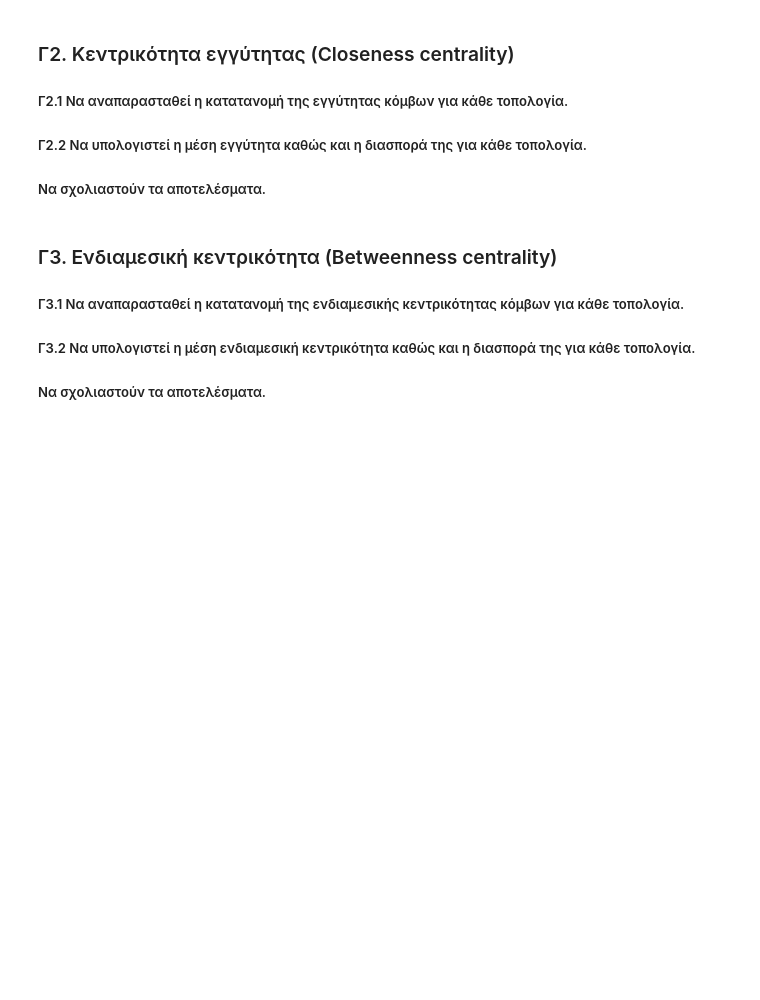
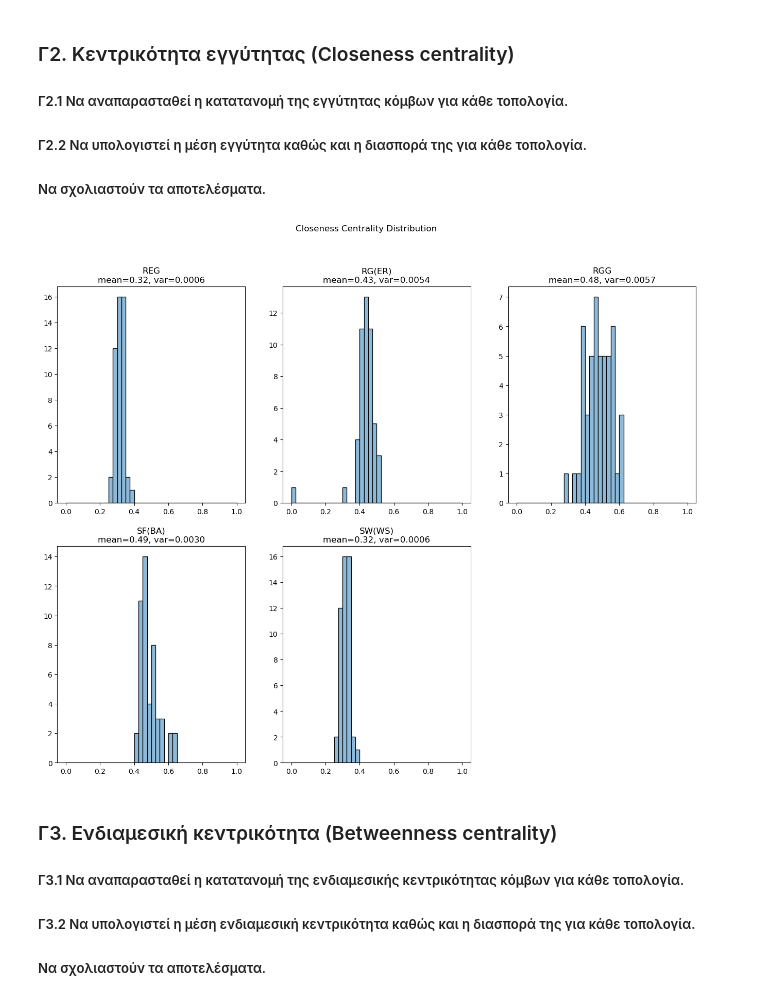
Before and after one commit to k-papadakis/social-network-analysis, a Jupyter notebook: lab1/lab1_student_version.ipynb, the cells around one changed output. Drawn from its saved outputs; the diff is of its cells as text; code cells hidden in the pictures; blank space fills up the shorter version.

```diff
--- a/lab1/lab1_student_version.ipynb
+++ b/lab1/lab1_student_version.ipynb
@@ -377,3 +394,7 @@ def find_closeness(G):
+# %%
+plot_grid(graphs, plot_centrality_distribution(nx.closeness_centrality), 'Closeness Centrality Distribution')
+# %% [output]
+[figure, added]
 # %% [markdown]
 ### Γ3. Ενδιαμεσική κεντρικότητα (Betweenness centrality)
 ##### Γ3.1 Να αναπαρασταθεί η κατατανομή της ενδιαμεσικής κεντρικότητας κόμβων για κάθε τοπολογία.
```
Also changed, not shown: parts of 27 cells of this notebook.
